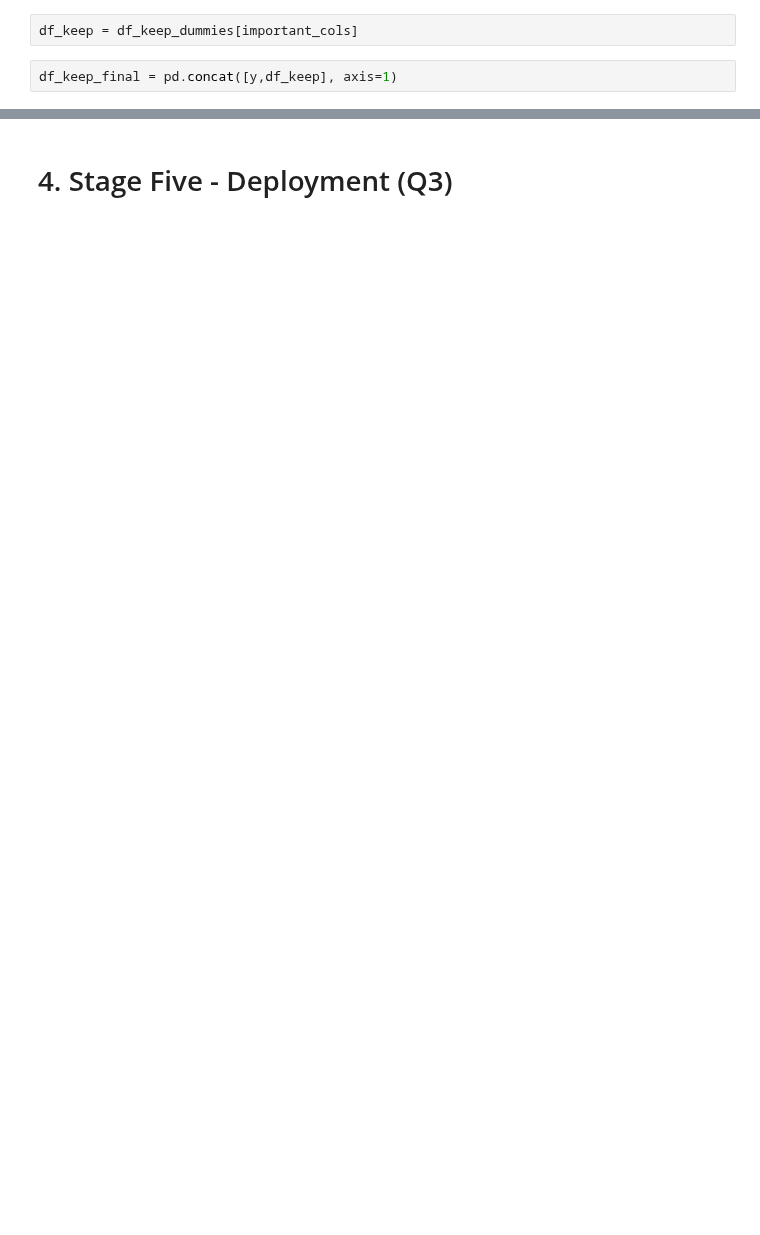
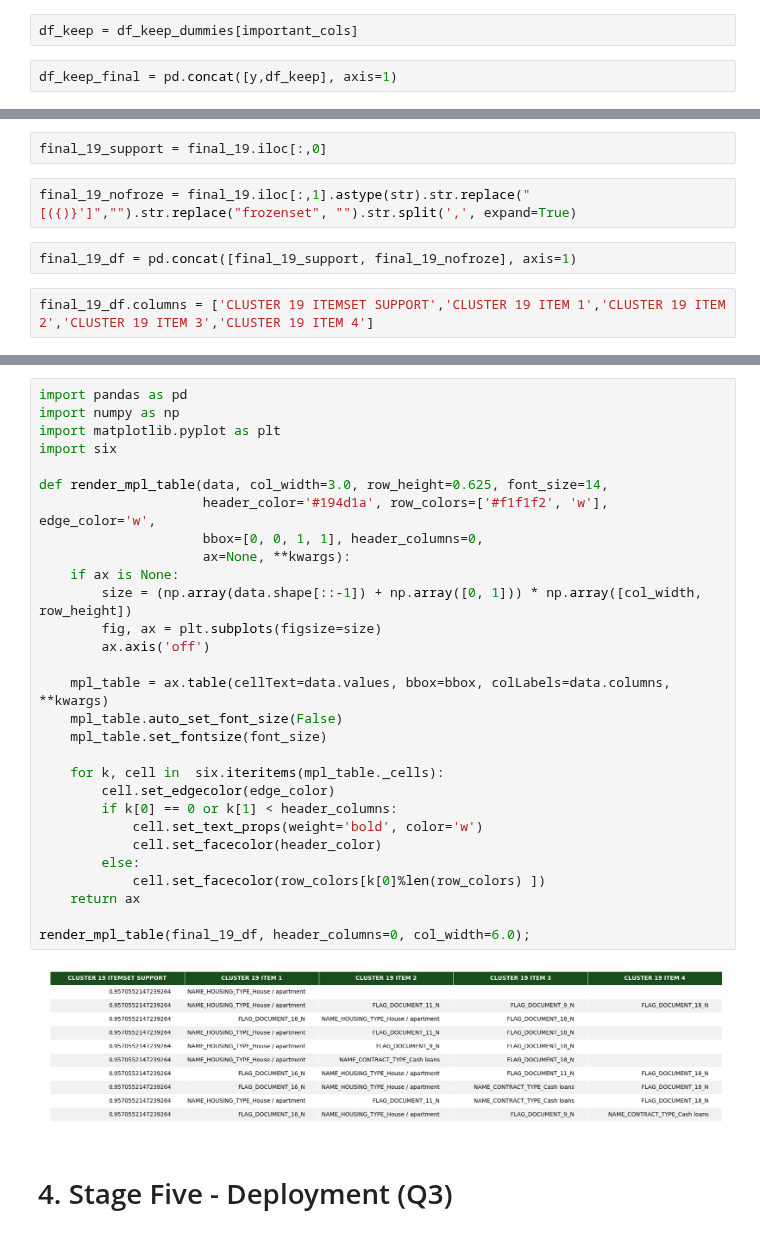
Before and after one commit to sjmiller8182/home-credit-default-risk, a Jupyter notebook: notebooks/Lab3_CRISP-DM.ipynb, the cells around one changed output, grey strips where cells are left out. Drawn from its saved outputs; the diff is of its cells as text; blank space fills up the shorter version.

```diff
--- a/notebooks/Lab3_CRISP-DM.ipynb
+++ b/notebooks/Lab3_CRISP-DM.ipynb
@@ -1463,0 +1516,8 @@ print(default)
+# %%
+final_19_support = final_19.iloc[:,0]
+# %%
+final_19_nofroze = final_19.iloc[:,1].astype(str).str.replace("[({)}']","").str.replace("frozenset", "").str.split(',', expand=True)
+# %%
+final_19_df = pd.concat([final_19_support, final_19_nofroze], axis=1)
+# %%
+final_19_df.columns = ['CLUSTER 19 ITEMSET SUPPORT','CLUSTER 19 ITEM 1','CLUSTER 19 ITEM 2','CLUSTER 19 ITEM 3','CLUSTER 19 ITEM 4']
@@ -1464,3 +1528,34 @@ print(default)
+# %%
+import pandas as pd
+import numpy as np
+import matplotlib.pyplot as plt
+import six
+
+def render_mpl_table(data, col_width=3.0, row_height=0.625, font_size=14,
+                     header_color='#194d1a', row_colors=['#f1f1f2', 'w'], edge_color='w',
+                     bbox=[0, 0, 1, 1], header_columns=0,
+                     ax=None, **kwargs):
+    if ax is None:
+        size = (np.array(data.shape[::-1]) + np.array([0, 1])) * np.array([col_width, row_height])
+        fig, ax = plt.subplots(figsize=size)
+        ax.axis('off')
+
+    mpl_table = ax.table(cellText=data.values, bbox=bbox, colLabels=data.columns, **kwargs)
+    mpl_table.auto_set_font_size(False)
+    mpl_table.set_fontsize(font_size)
+
+    for k, cell in  six.iteritems(mpl_table._cells):
+        cell.set_edgecolor(edge_color)
+        if k[0] == 0 or k[1] < header_columns:
+            cell.set_text_props(weight='bold', color='w')
+            cell.set_facecolor(header_color)
+        else:
+            cell.set_facecolor(row_colors[k[0]%len(row_colors) ])
+    return ax
+
+render_mpl_table(final_19_df, header_columns=0, col_width=6.0);
+# %% [output]
+[figure, added]
 # %% [markdown]
 # 4. Stage Five - Deployment (Q3) <a class="anchor" id="Deployment"></a>
 # %% [markdown]
```
Also changed, not shown: parts of 50 cells of this notebook.
